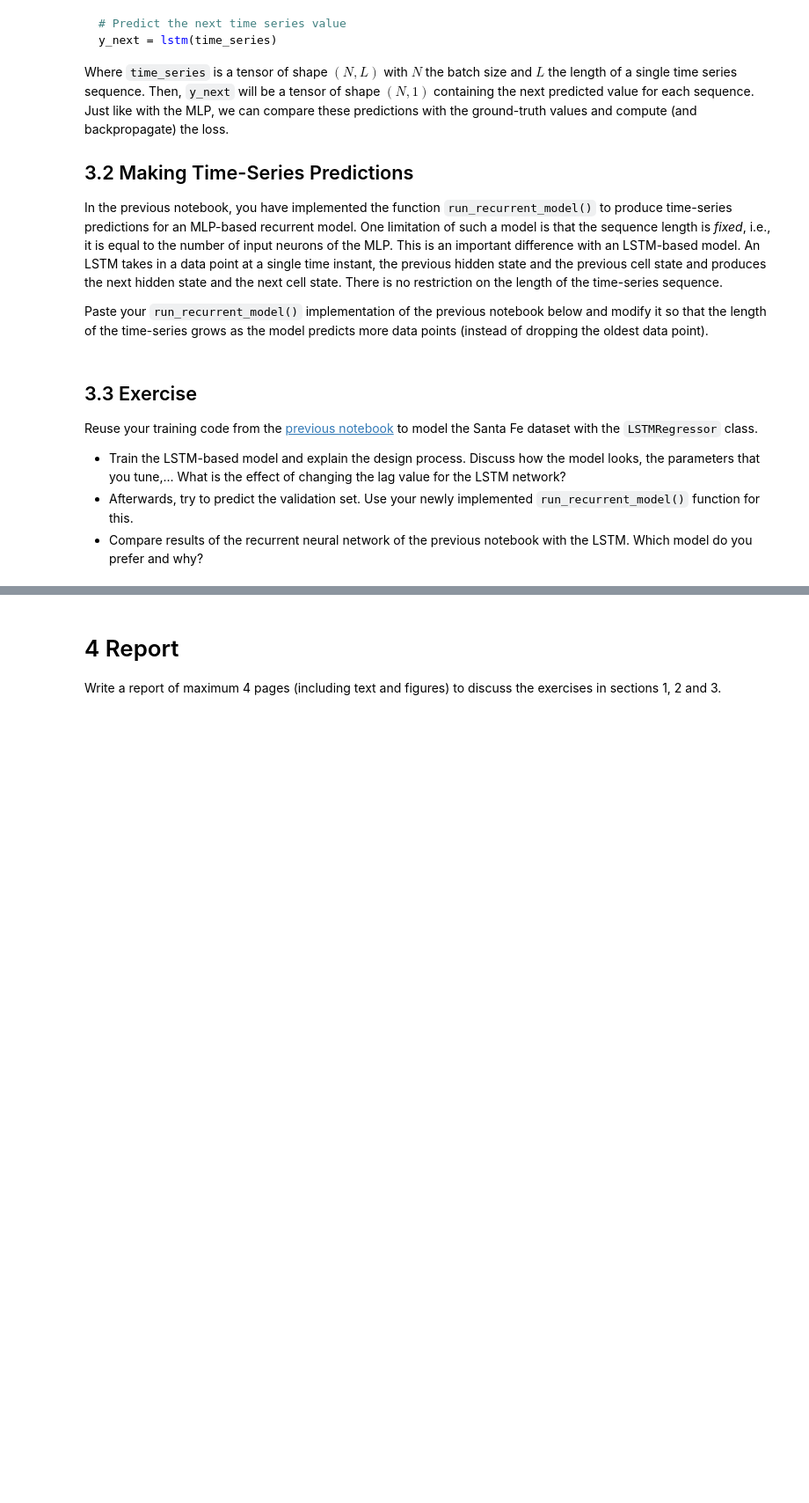
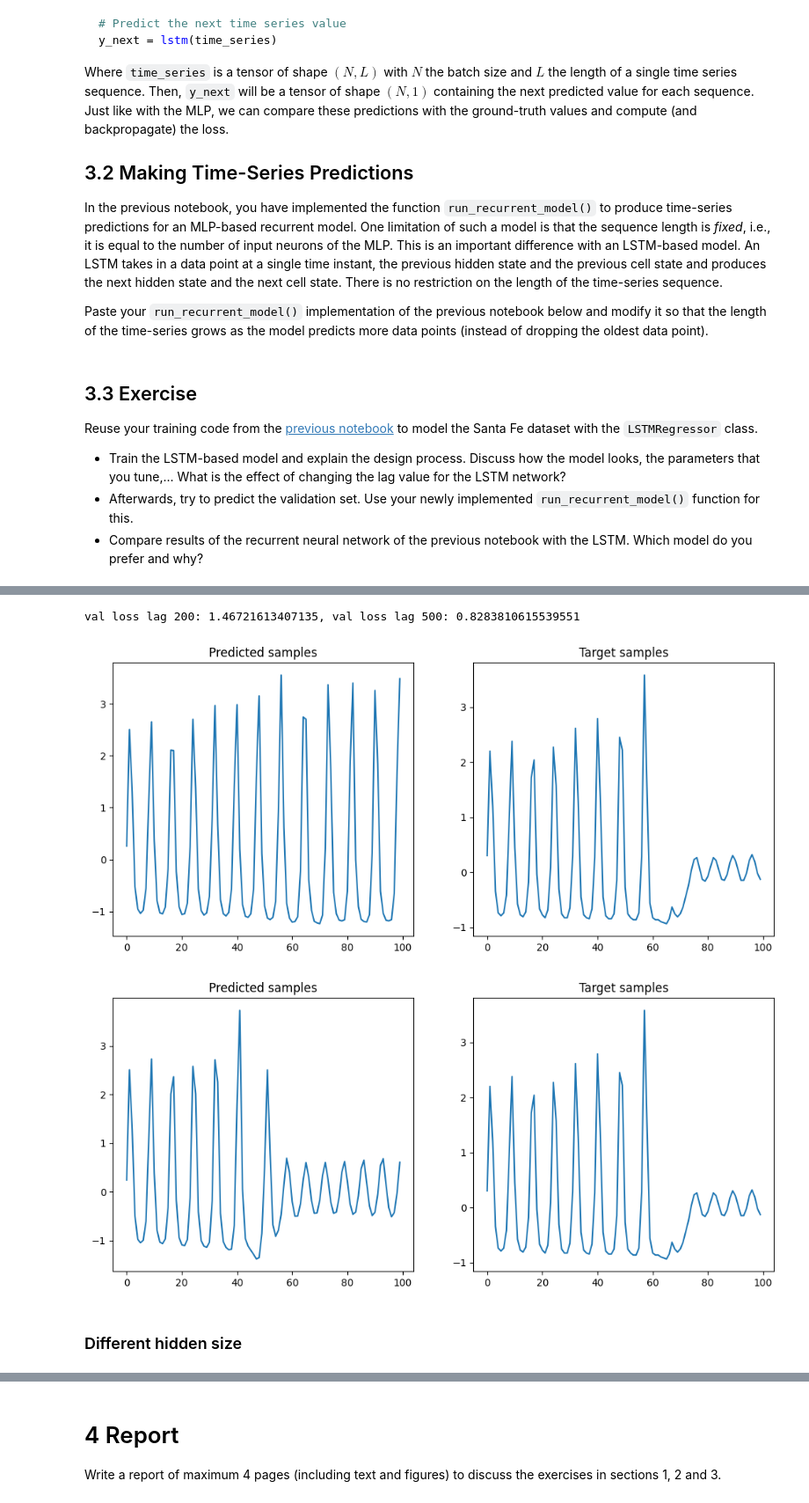
Before and after one commit to RobbeRDG/ann_and_dl_ex_sessions, a Jupyter notebook: es2/3_lstm_time_series.ipynb, the cells around one changed output, grey strips where cells are left out. Shown at 88% size. Drawn from its saved outputs; the diff is of its cells as text; code cells hidden in the pictures; blank space fills up the shorter version.

```diff
--- a/es2/3_lstm_time_series.ipynb
+++ b/es2/3_lstm_time_series.ipynb
@@ -136,0 +159,15 @@ Reuse your training code from the [previous notebook](./2_nn_time_series.ipynb)
+# %%
+# Get the dataset
+train_set, val_set = load_santa_fe()
+
+#Standardize values
+norm_train_set = torch.div((train_set - train_set.mean()), train_set.std())
+norm_val_set = torch.div((val_set - val_set.mean()), val_set.std())
+
+# Create the train features and targets with different lags
+train_inputs_lag_200, train_targets_lag_200 = create_time_series_inputs_targets(norm_train_set, 200)
+train_inputs_lag_500, train_targets_lag_500 = create_time_series_inputs_targets(norm_train_set, 500)
+# %%
+# Create the lstms that will be trained on different lags
+lstm_lag_200 = LSTMRegressor(hidden_size=8)
+lstm_lag_500 = LSTMRegressor(hidden_size=8)
@@ -136,0 +234,36 @@ Reuse your training code from the [previous notebook](./2_nn_time_series.ipynb)
+# %%
+# Get the different inputs for validation
+input_samples_200 = norm_train_set[-200:]
+input_samples_500 = norm_train_set[-500:]
+
+# Predict the 100 samples of the validation set
+pred_samples_lag_200 = run_recurrent_model(lstm_lag_200, input_samples_200, 100)
+pred_samples_lag_500 = run_recurrent_model(lstm_lag_500, input_samples_500, 100)
+
+
+# Calculate the error
+loss_fn = nn.MSELoss()
+loss_lag_200 = loss_fn(pred_samples_lag_200, norm_val_set)
+loss_lag_500 = loss_fn(pred_samples_lag_500, norm_val_set)
+
+print(f'val loss lag 200: {loss_lag_200}, val loss lag 500: {loss_lag_500}')
+# %% [output]
+val loss lag 200: 1.46721613407135, val loss lag 500: 0.8283810615539551
+# %%
+def visualize_prediction_performance(pred_samples, target_samples):
+    # Create Matplotlib figure and axes
+    fig, axes = plt.subplots(ncols=2, figsize=(12, 5))
+
+    axes[0].set_title("Predicted samples")
+    axes[0].plot(pred_samples)
+
+    axes[1].set_title("Target samples")
+    axes[1].plot(target_samples)
+# %%
+visualize_prediction_performance(pred_samples_lag_200, norm_val_set)
+visualize_prediction_performance(pred_samples_lag_500, norm_val_set)
+# %% [output]
+[figure, added]
+[figure, added]
+# %% [markdown]
+### Different hidden size
```
Also changed, not shown: parts of 10 cells of this notebook, 22 other files.
